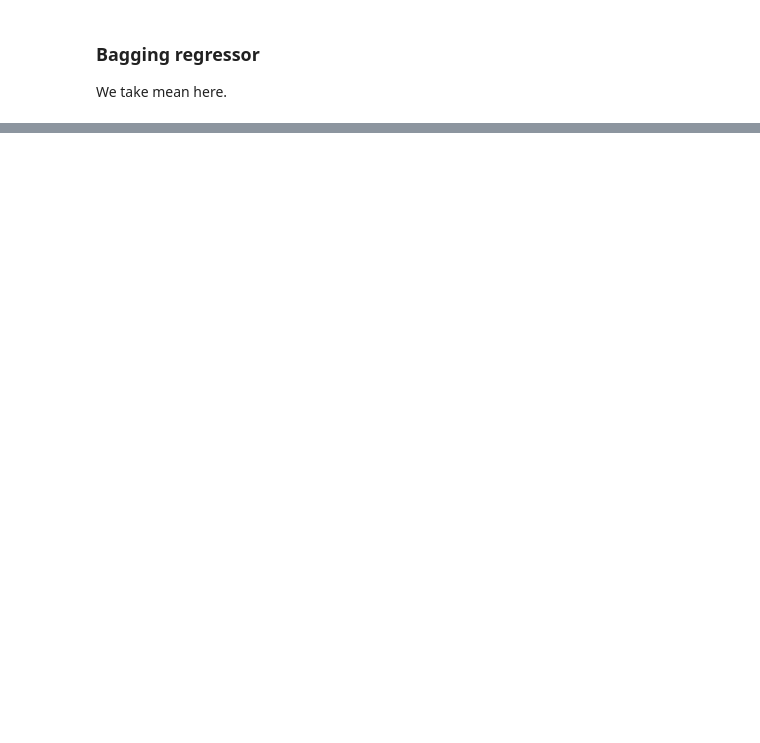
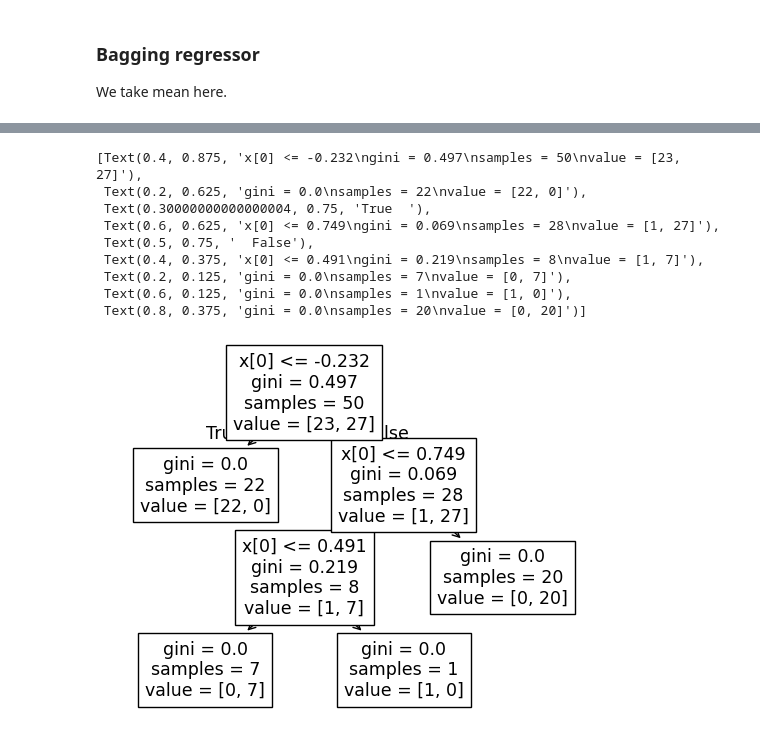
Before and after one commit to Avit-hodibu/Ensemble_learning, a Jupyter notebook: Ensemble_learning.ipynb, the cells around one changed output, grey strips where cells are left out. Cells and saved outputs as stored; diff of their text form; code cells hidden in the pictures; blank space fills up the shorter version.

```diff
--- a/Ensemble_learning.ipynb
+++ b/Ensemble_learning.ipynb
@@ -504,0 +640,13 @@ bag_regressor.fit(X_train, Y_train)
+# %%
+plot_tree(clf3)
+# %% [output]
+[Text(0.4, 0.875, 'x[0] <= -0.232\ngini = 0.497\nsamples = 50\nvalue = [23, 27]'),
+ Text(0.2, 0.625, 'gini = 0.0\nsamples = 22\nvalue = [22, 0]'),
+ Text(0.30000000000000004, 0.75, 'True  '),
+ Text(0.6, 0.625, 'x[0] <= 0.749\ngini = 0.069\nsamples = 28\nvalue = [1, 27]'),
+ Text(0.5, 0.75, '  False'),
+ Text(0.4, 0.375, 'x[0] <= 0.491\ngini = 0.219\nsamples = 8\nvalue = [1, 7]'),
+ Text(0.2, 0.125, 'gini = 0.0\nsamples = 7\nvalue = [0, 7]'),
+ Text(0.6, 0.125, 'gini = 0.0\nsamples = 1\nvalue = [1, 0]'),
+ Text(0.8, 0.375, 'gini = 0.0\nsamples = 20\nvalue = [0, 20]')]
+[figure, added]
```
Also changed, not shown: parts of 14 cells of this notebook.
